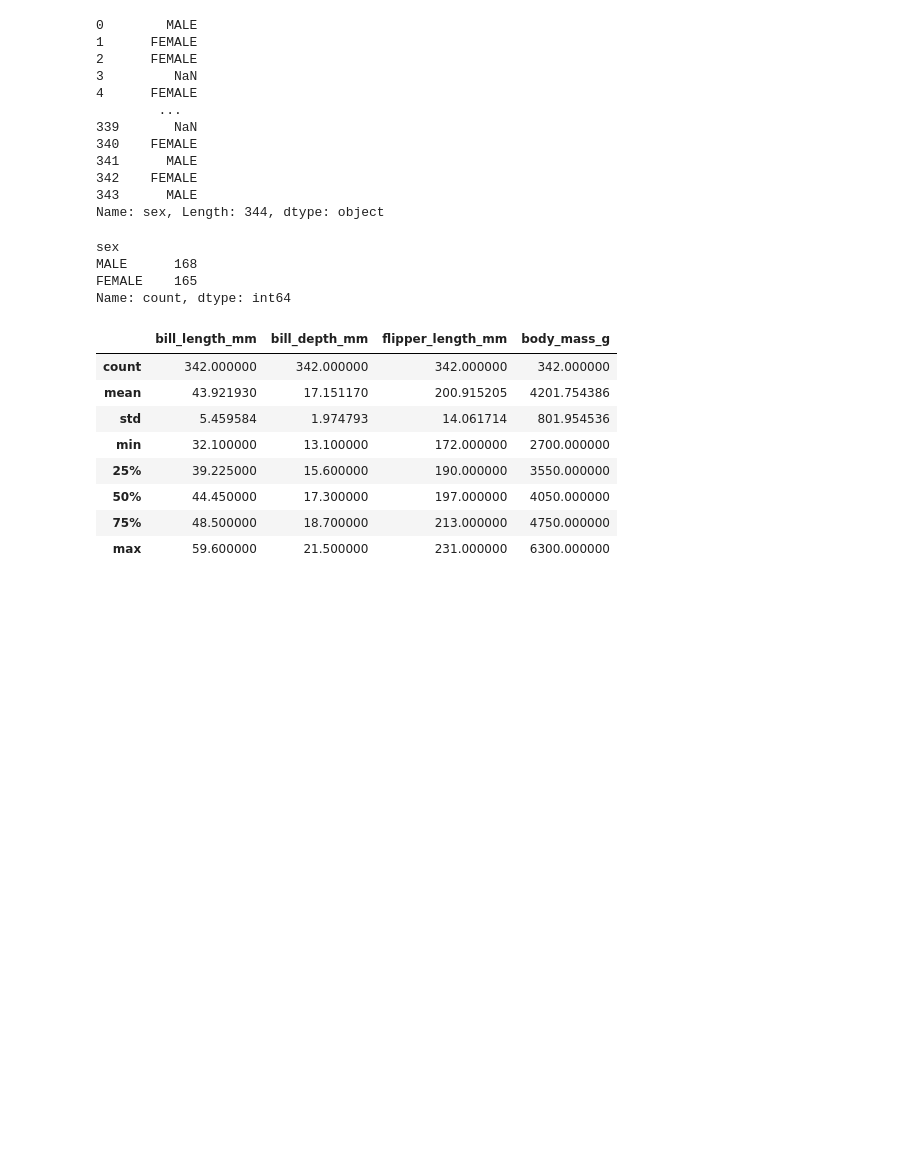
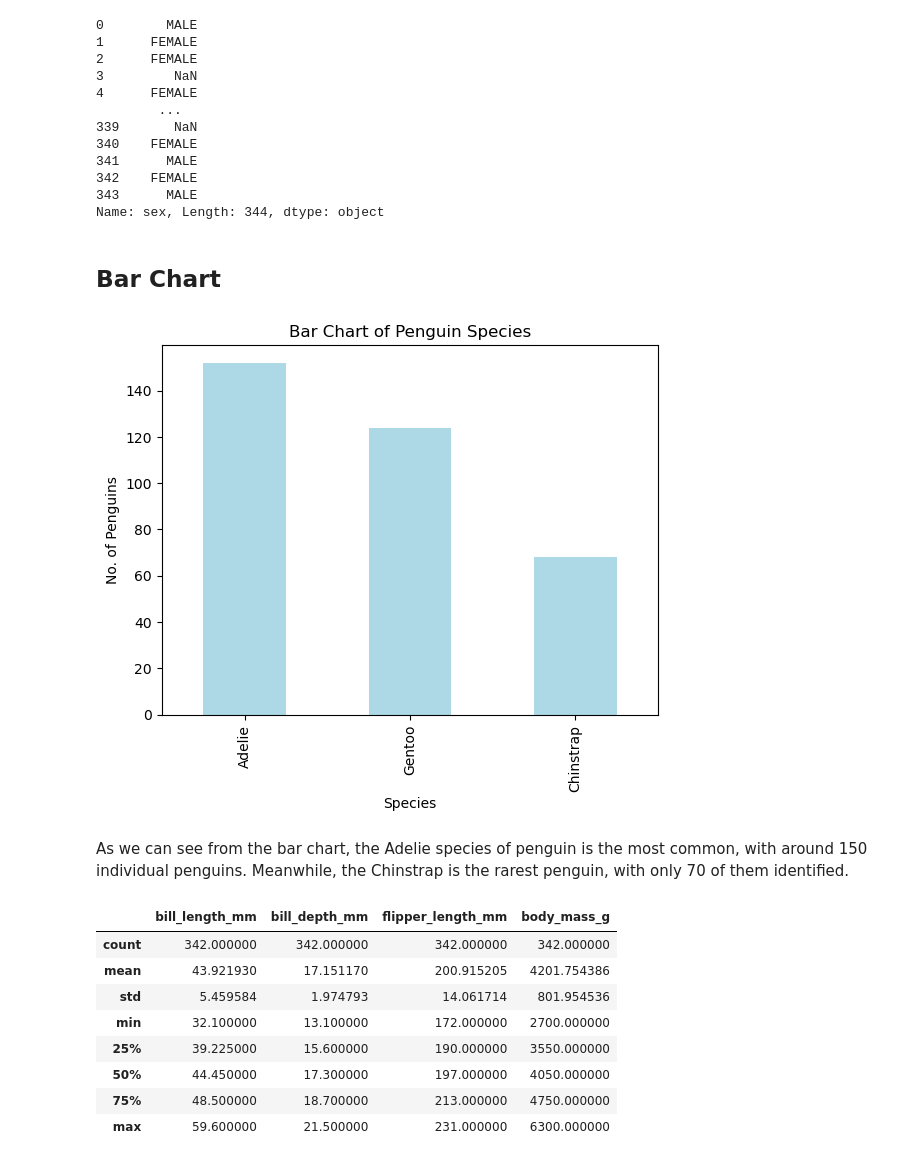
Before and after one commit to MylesHenehan/mywork, a Jupyter notebook: penguins.ipynb, the cells around one changed output. Saved outputs shown, nothing was run; the diff lists cells and outputs as text; code cells hidden in the pictures; blank space fills up the shorter version.

Commit message:
Added a rough bar chart, histogram and scatter plot

```diff
--- a/penguins.ipynb
+++ b/penguins.ipynb
@@ -66,13 +76,21 @@ df['sex']
 343      MALE
 Name: sex, Length: 344, dtype: object
 # %%
-# Count the number of penguins of each sex
-df['sex'].value_counts()
+# Count the number of penguins of each species
+PenguinSpecies = df['species'].value_counts()
-# %% [output]
-sex
-MALE      168
-FEMALE    165
-Name: count, dtype: int64
+# %% [markdown]
+## Bar Chart
+# %%
+PenguinSpecies.plot(kind='bar', color='lightblue') # this function plots a bar chart of the counts of penguin species
+plt.xlabel('Species')
+plt.ylabel('No. of Penguins')
+plt.title('Bar Chart of Penguin Species')
+#Added labels and a title
+plt.show()
+# %% [output]
+[figure, added]
+# %% [markdown]
+As we can see from the bar chart, the Adelie species of penguin is the most common, with around 150 individual penguins. Meanwhile, the Chinstrap is the rarest penguin, with only 70 of them identified.
 # %%
 # Describe the body mass of the penguins
 df.describe()
```
Also changed, not shown: parts of 24 cells of this notebook.
